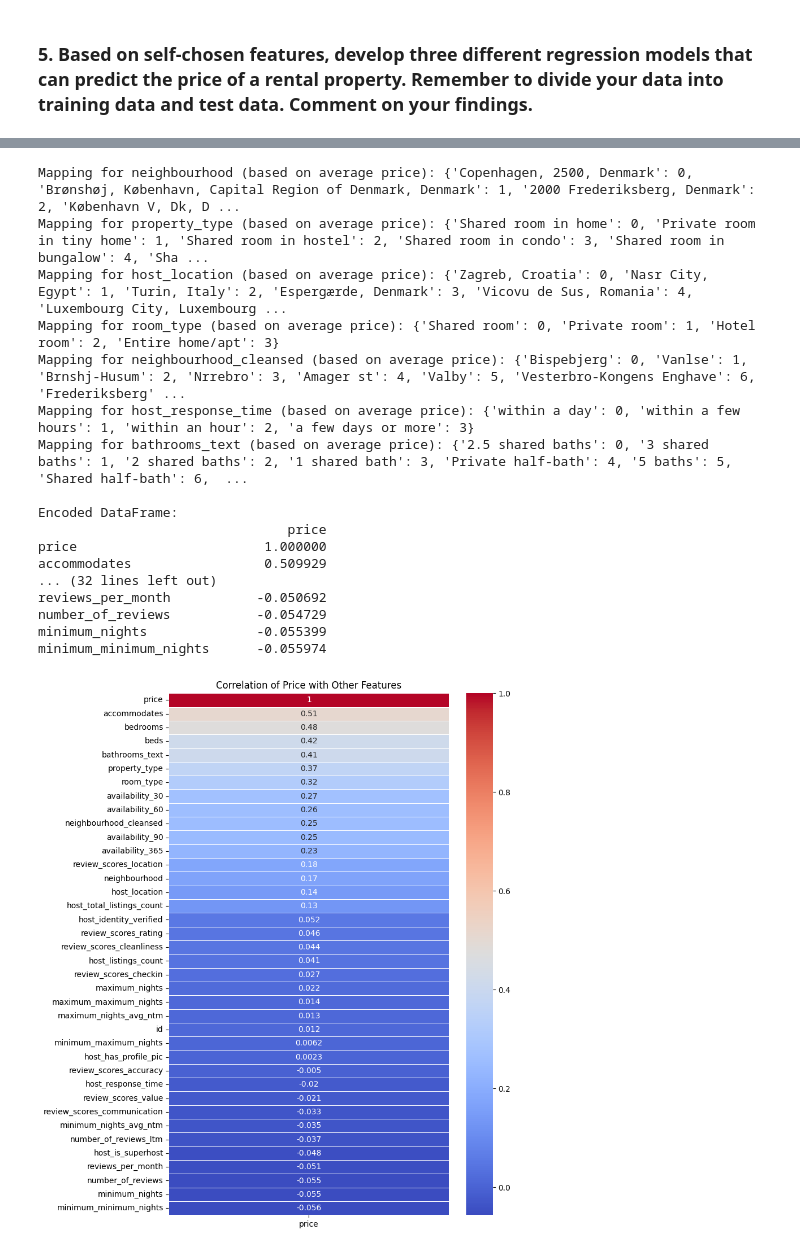
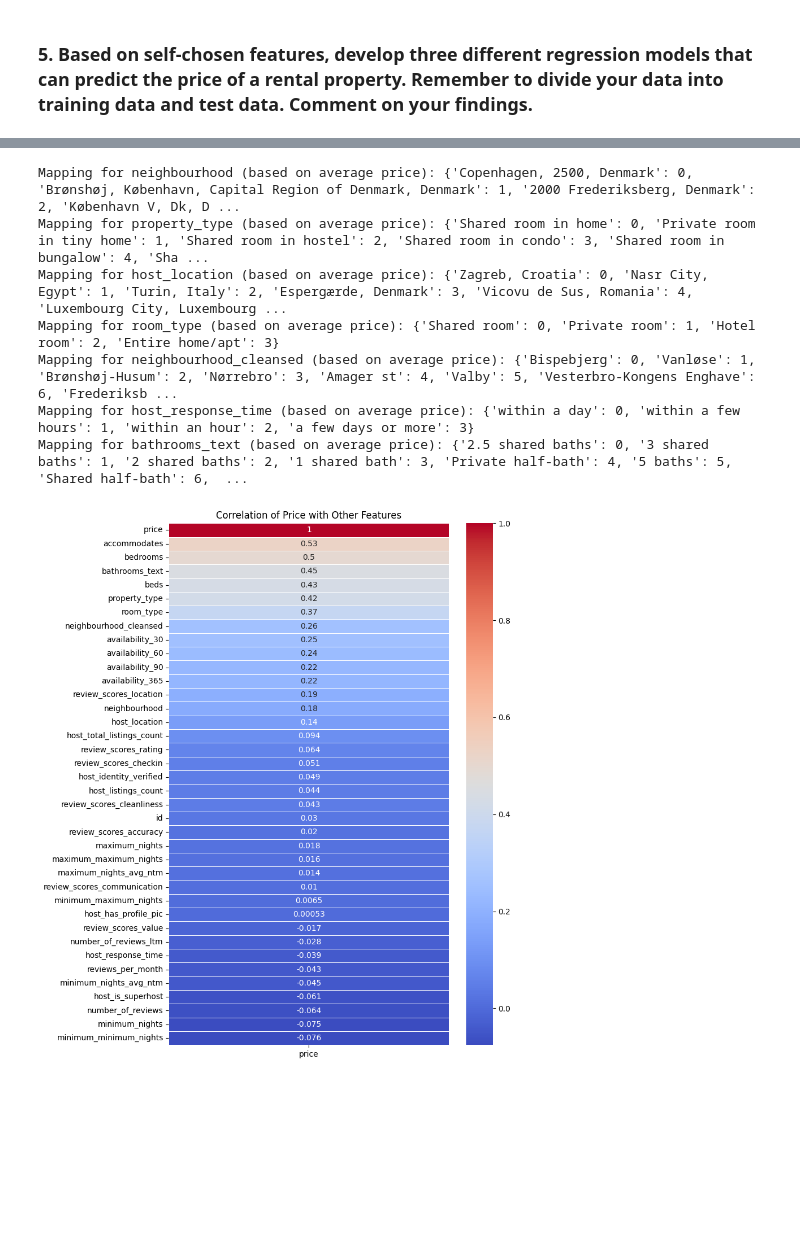
Before and after one commit to EarthOddity/mal-assignments, a Jupyter notebook: Assignment1Mal/1. Getting started - Copenhagen Airbnb.ipynb, the cells around one changed output, grey strips where cells are left out. Saved outputs shown, nothing was run; the diff lists cells and outputs as text; code cells hidden in the pictures; blank space fills up the shorter version.

```diff
--- a/Assignment1Mal/1. Getting started - Copenhagen Airbnb.ipynb
+++ b/Assignment1Mal/1. Getting started - Copenhagen Airbnb.ipynb
@@ -312,50 +310,41 @@ dataCorrelation_limited = dataCorrelation[["id",
     "host_identity_verified",
     "host_is_superhost"]]
 
-dataCorrelation_limited.loc[:, 'price'] = dataCorrelation_limited['price'].replace('[\$,]', '', regex=True).astype(float)
-dataCorrelation_limited.loc[:, 'host_has_profile_pic'] = dataCorrelation_limited['host_has_profile_pic'].replace({'f': 0, 't': 1}, regex=True).astype(float)
-dataCorrelation_limited.loc[:, 'host_identity_verified'] = dataCorrelation_limited['host_identity_verified'].replace({'f': 0, 't': 1}, regex=True).astype(float)
-dataCorrelation_limited.loc[:, 'host_is_superhost'] = dataCorrelation_limited['host_is_superhost'].replace({'f': 0, 't': 1}, regex=True).astype(float)
+dataCorrelation_limited['price'] = dataCorrelation_limited['price'].replace('[\$,]', '', regex=True).astype(float)
+dataCorrelation_limited["host_has_profile_pic"] = dataCorrelation_limited["host_has_profile_pic"].replace({'f': 0, 't': 1},regex=True).astype(float)
+dataCorrelation_limited["host_identity_verified"] = dataCorrelation_limited["host_identity_verified"].replace({'f': 0, 't': 1},regex=True).astype(float)
+dataCorrelation_limited["host_is_superhost"] = dataCorrelation_limited["host_is_superhost"].replace({'f': 0, 't': 1},regex=True).astype(float)
 
+dataCorrelation_limited["neighbourhood_cleansed"] = dataCorrelation_limited["neighbourhood_cleansed"].replace({
+    "Nrrebro": "Nørrebro", "sterbro": "Østerbro", "Vanlse": "Vanløse", "Brnshj-Husum": "Brønshøj-Husum"})
 
 def encode_string_columns(df, columns, target_column='price'):
     """Encodes string columns by sorting categories by their average price."""
     for col in columns:
-    # Compute the average price for each category
         avg_price_per_category = df.groupby(col)[target_column].mean().sort_values()
-
-        # Create a mapping from category to rank (based on average price)
         mapping = {category: idx for idx, category in enumerate(avg_price_per_category.index)}
-
-        # Replace the column with the numeric labels based on the mapping
-        df.loc[:, col] = df[col].map(mapping)
-
+        df[col] = df[col].map(mapping)
         print(f"Mapping for {col} (based on average {target_column}): {mapping}")
 
     return df
 
 # List of string columns we want to encode
-string_columns = ['neighbourhood','property_type','host_location', 'room_type', 'neighbourhood_cleansed','host_response_time', "bathrooms_text",]
-
-# Apply the encoding function to the DataFrame
+string_columns = ['neighbourhood','property_type','host_location', 'room_type', 'neighbourhood_cleansed','host_response_time','bathrooms_text']
 dataCorrelation_limited_encoded = encode_string_columns(dataCorrelation_limited, string_columns)
 dataCorrelation_limited_encoded = dataCorrelation_limited_encoded.dropna()
 
-# Print the encoded DataFrame
-print("\nEncoded DataFrame:")
+# Filter out prices higher than 4000
+price_threshold = 4000
+dataCorrelation_limited_encoded = dataCorrelation_limited_encoded[dataCorrelation_limited_encoded['price'] <= price_threshold]
 
-correlation_matrix = dataCorrelation_limited_encoded.corr(numeric_only=True)
+correlation_matrix = dataCorrelation_limited_encoded.corr()
 # Extract only the correlation of 'price' with other columns
 price_correlation = correlation_matrix[['price']].sort_values(by='price', ascending=False)
-
-# Print correlations with price
-print(price_correlation)
 
 # Visualize the heatmap for price correlation with other features
 plt.figure(figsize=(8, 12))  # Adjust size for better readability
 sns.heatmap(price_correlation, annot=True, cmap='coolwarm', cbar=True, linewidths=0.5)
 
-# Show the plot
 plt.title('Correlation of Price with Other Features')
 plt.show()
 # %% [output]
@@ -379,21 +368,11 @@ See the caveats in the documentation: https://pandas.pydata.org/pandas-docs/stab
 Mapping for neighbourhood (based on average price): {'Copenhagen, 2500, Denmark': 0, 'Brønshøj, København, Capital Region of Denmark, Denmark': 1, '2000 Frederiksberg, Denmark': 2, 'København V, Dk, D ...
 Mapping for property_type (based on average price): {'Shared room in home': 0, 'Private room in tiny home': 1, 'Shared room in hostel': 2, 'Shared room in condo': 3, 'Shared room in bungalow': 4, 'Sha ...
 Mapping for host_location (based on average price): {'Zagreb, Croatia': 0, 'Nasr City, Egypt': 1, 'Turin, Italy': 2, 'Espergærde, Denmark': 3, 'Vicovu de Sus, Romania': 4, 'Luxembourg City, Luxembourg ...
 Mapping for room_type (based on average price): {'Shared room': 0, 'Private room': 1, 'Hotel room': 2, 'Entire home/apt': 3}
-Mapping for neighbourhood_cleansed (based on average price): {'Bispebjerg': 0, 'Vanlse': 1, 'Brnshj-Husum': 2, 'Nrrebro': 3, 'Amager st': 4, 'Valby': 5, 'Vesterbro-Kongens Enghave': 6, 'Frederiksberg' ...
+Mapping for neighbourhood_cleansed (based on average price): {'Bispebjerg': 0, 'Vanløse': 1, 'Brønshøj-Husum': 2, 'Nørrebro': 3, 'Amager st': 4, 'Valby': 5, 'Vesterbro-Kongens Enghave': 6, 'Frederiksb ...
 Mapping for host_response_time (based on average price): {'within a day': 0, 'within a few hours': 1, 'within an hour': 2, 'a few days or more': 3}
 Mapping for bathrooms_text (based on average price): {'2.5 shared baths': 0, '3 shared baths': 1, '2 shared baths': 2, '1 shared bath': 3, 'Private half-bath': 4, '5 baths': 5, 'Shared half-bath': 6,  ...
-
-Encoded DataFrame:
-                                price
-price                        1.000000
-accommodates                 0.509929
-... (32 lines left out)
-reviews_per_month           -0.050692
-number_of_reviews           -0.054729
-minimum_nights              -0.055399
-minimum_minimum_nights      -0.055974
-[figure, old version]
+[figure, new version]
 # %%
 import pandas as pd
 from sklearn.preprocessing import StandardScaler
```
Also changed, not shown: parts of 4 cells of this notebook.
